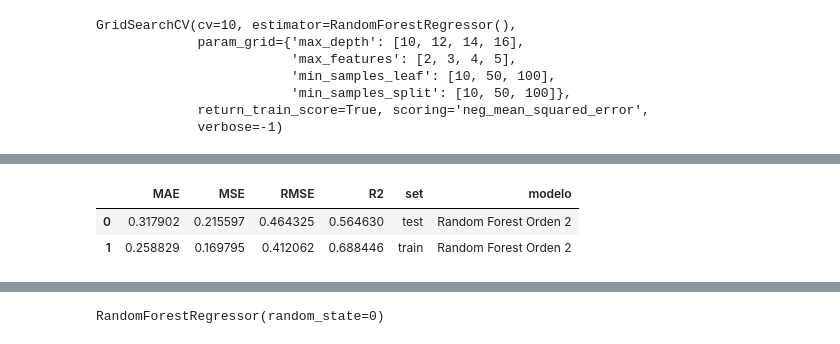
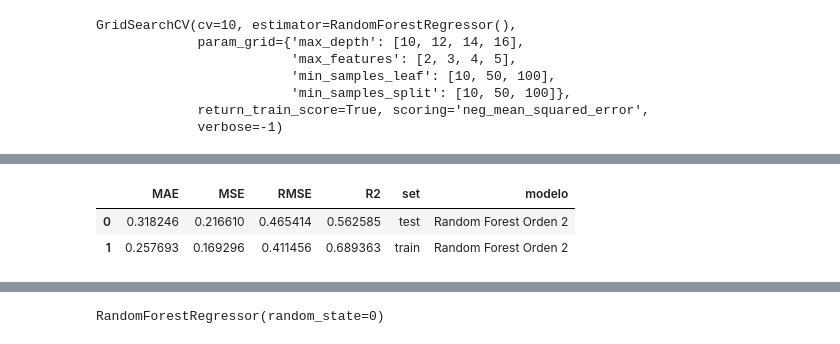
Before and after one commit to Adalab/promo-d-da-modulo1-sprint2-Paloma_Paula_Iris, a Jupyter notebook: 1.regresion_lineal/r_lineal/11_random_forest.ipynb, the cells around one changed output, grey strips where cells are left out. Saved outputs shown, nothing was run; the diff lists cells and outputs as text; code cells hidden in the pictures.

```diff
--- a/1.regresion_lineal/r_lineal/11_random_forest.ipynb
+++ b/1.regresion_lineal/r_lineal/11_random_forest.ipynb
@@ -106,12 +103,12 @@ RandomForestRegressor(max_depth=14, max_features=5, min_samples_leaf=10,
 yor_test2_rf = mejor_or1.predict(xor_test)
 yor_train2_rf = mejor_or1.predict(xor_train)
 # %%
-rfor2_results = fun.metricas(yor_test, yor_train, yor_test2_rf, yor_train2_rf, "Random Forest Orden 2")
+rfor2_results = fun.metricaslin(yor_test, yor_train, yor_test2_rf, yor_train2_rf, "Random Forest Orden 2")
 rfor2_results
 # %% [output]
 |  | MAE | MSE | RMSE | R2 | set | modelo |
-| 0 | 0.317902 | 0.215597 | 0.464325 | 0.564630 | test | Random Forest Orden 2 |
-| 1 | 0.258829 | 0.169795 | 0.412062 | 0.688446 | train | Random Forest Orden 2 |
+| 0 | 0.318246 | 0.216610 | 0.465414 | 0.562585 | test | Random Forest Orden 2 |
+| 1 | 0.257693 | 0.169296 | 0.411456 | 0.689363 | train | Random Forest Orden 2 |
 # %%
 df = pd.read_pickle('../archivos/country_dummie.pkl')
 df.head()
```
Also changed, not shown: parts of 20 cells of this notebook, 4 other files.
